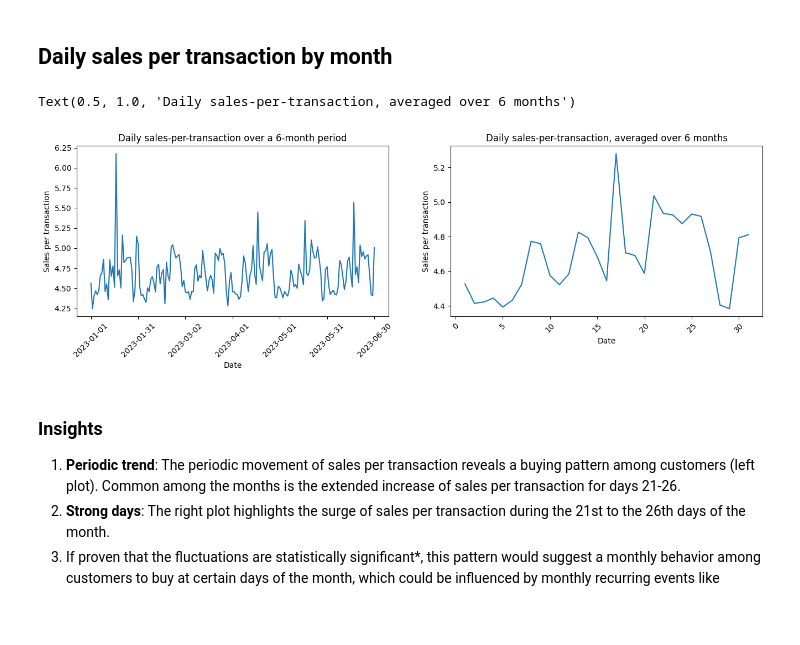
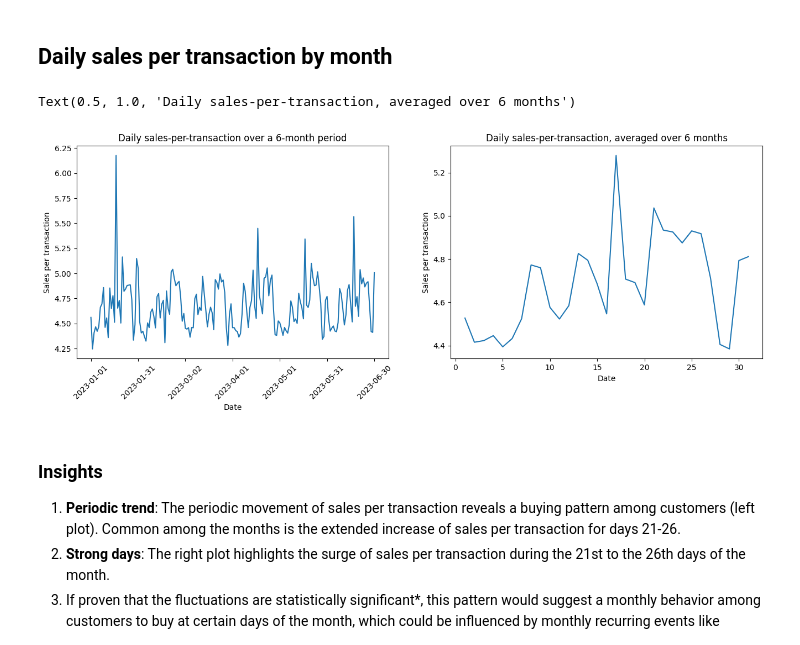
Before and after one commit to mlcuadra1/Coffee-Shop-EDA, a Jupyter notebook: notebooks/Script 2 - EDA.ipynb, the cells around one changed output. Cells and saved outputs as stored; diff of their text form; code cells hidden in the pictures; blank space fills up the shorter version.

```diff
--- a/notebooks/Script 2 - EDA.ipynb
+++ b/notebooks/Script 2 - EDA.ipynb
@@ -70,8 +71,8 @@ day                 0
 dtype: int64
 # %%
 # Predefine figsize
-figsize1_1 = (8, 4)
-figsize1_2 = (16, 4)
+figsize1_1 = (8, 6)
+figsize1_2 = (16, 5)
 # %% [markdown]
 # Time-series analysis of sales and purchases
 # %% [markdown]
@@ -143,31 +147,29 @@ The heatmap show the correlation between the variables transaction quantity, tot
 # %% [markdown]
 ## Daily sales per transaction by month
 # %%
-monthly_trend = data
-# monthly_trend['day'] = monthly_trend['transaction_date'].dt.day
+monthly_trend = data.copy()
 
 daily_sales_per_transac_6months = monthly_trend.groupby('transaction_date')['Total_Bill'].mean()
 daily_sales_per_transac_by_month = monthly_trend.groupby('day')['Total_Bill'].mean()
 
-fig, (ax0, ax1) = plt.subplots(1, 2, figsize=figsize1_2)
+fig2, (ax0, ax1) = plt.subplots(1, 2, figsize=figsize1_2)
 
 ax0.plot(daily_sales_per_transac_6months.index, daily_sales_per_transac_6months.values)
 
-ax0.set_xticks(ax0.get_xticks()[::30])  # Show only every 7th label (weekly)
-ax0.xaxis.set_tick_params(rotation=45)  # Rotate and adjust size for readability
+ax0.set_xticks(ax0.get_xticks()[::30])  # Show only every 30th label (monthly)
+ax0.tick_params('x', rotation=45)
 ax0.set_xlabel('Date')
 ax0.set_ylabel('Sales per transaction')
 ax0.set_title('Daily sales-per-transaction over a 6-month period')
 
 ax1.plot(daily_sales_per_transac_by_month.index, daily_sales_per_transac_by_month.values)
 
-ax1.xaxis.set_tick_params(rotation=45)  # Rotate and adjust size for readability
 ax1.set_xlabel('Date')
 ax1.set_ylabel('Sales per transaction')
 ax1.set_title('Daily sales-per-transaction, averaged over 6 months')
 # %% [output]
 Text(0.5, 1.0, 'Daily sales-per-transaction, averaged over 6 months')
-[figure, old version]
+[figure, new version]
 # %% [markdown]
 ### Insights
 1. **Periodic trend**: The periodic movement of sales per transaction reveals a buying pattern among customers (left plot). Common among the months is the extended increase of sales per transaction for days 21-26.
```
Also changed, not shown: parts of 13 cells of this notebook, 1 other file.
